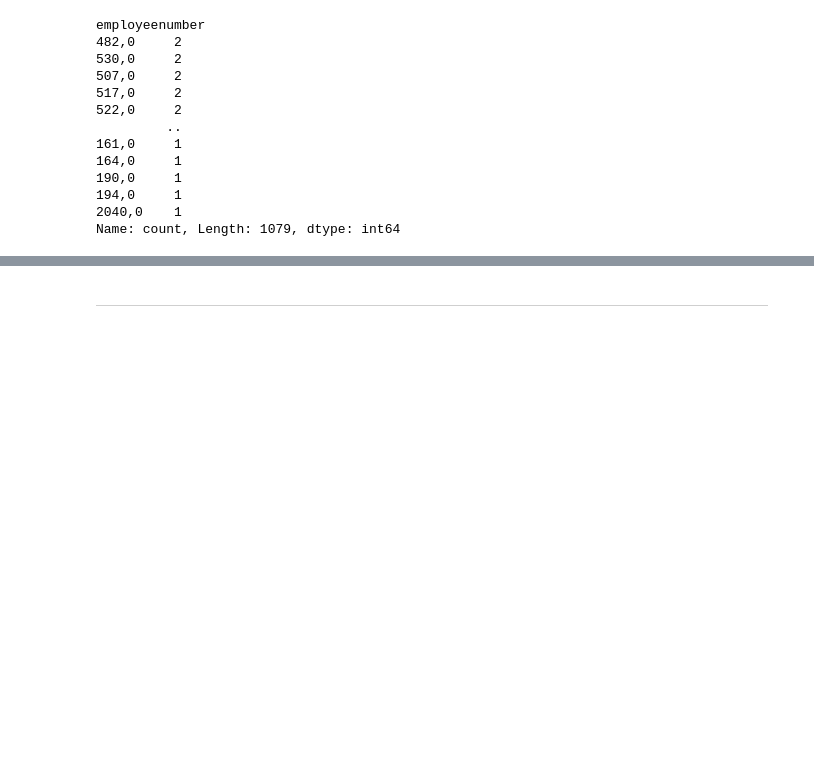
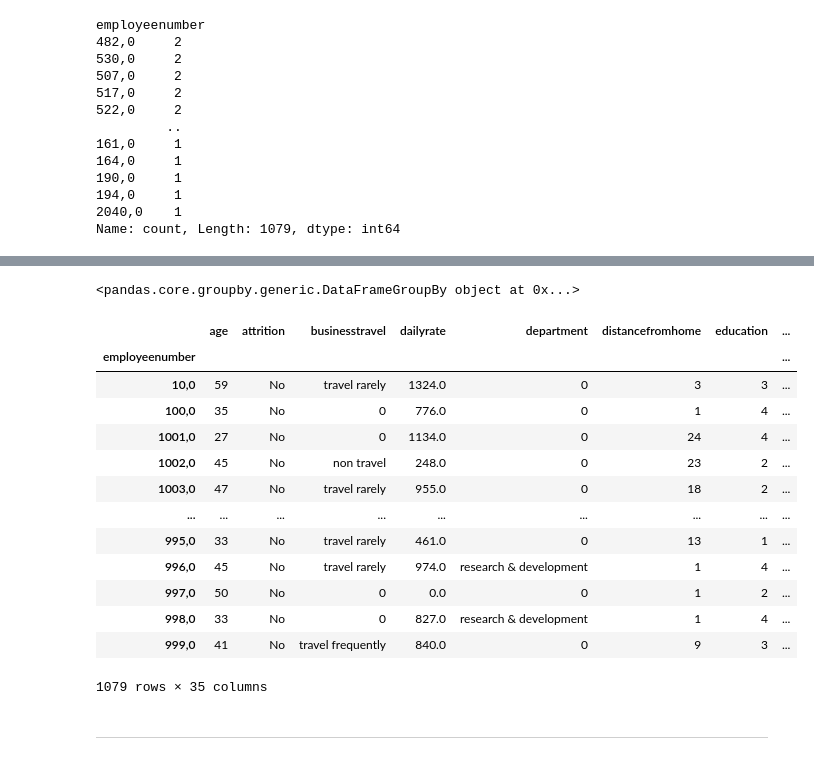
Before and after one commit to vanediar/proyecto-da-promo-a-pt-modulo-3-team-1, a Jupyter notebook: Limpieza/Limpieza_Project-1.ipynb, the cells around one changed output, grey strips where cells are left out. Saved outputs shown, nothing was run; the diff lists cells and outputs as text; code cells hidden in the pictures; blank space fills up the shorter version.

Commit message:
ultimos cambios. Falta revisar los nulos de ciertas columnas

```diff
--- a/Limpieza/Limpieza_Project-1.ipynb
+++ b/Limpieza/Limpieza_Project-1.ipynb
@@ -436,3 +440,5 @@ df.head()
+# %%
+df = df.drop(columns=['department'])
 # %% [markdown]
 -----------
 # %% [markdown]
@@ -480,6 +486,8 @@ array([nan, 'life sciences', 'technical degree', 'medical', 'other',
 Eliminado ❌
 # %%
 df['employeecount'].unique()
+# %%
+df = df.drop(columns=['employeecount'])
 # %% [markdown]
 -------
 # %% [markdown]
@@ -513,3 +556,29 @@ Name: count, Length: 1079, dtype: int64
+# %%
+# Agrupar por la columna 'Categoria'
+grouped_df = df.groupby('employeenumber')
+# %%
+grouped_df
+# %% [output]
+<pandas.core.groupby.generic.DataFrameGroupBy object at 0x...>
+# %%
+# Sumar los valores dentro de cada grupo
+sum_df = grouped_df.sum()
+sum_df
+# %% [output]
+|  | age | attrition | businesstravel | dailyrate | department | distancefromhome | education | ... |
+| employeenumber |  |  |  |  |  |  |  | ... |
+| 10,0 | 59 | No | travel rarely | 1324.0 | 0 | 3 | 3 | ... |
+| 100,0 | 35 | No | 0 | 776.0 | 0 | 1 | 4 | ... |
+| 1001,0 | 27 | No | 0 | 1134.0 | 0 | 24 | 4 | ... |
+| 1002,0 | 45 | No | non travel | 248.0 | 0 | 23 | 2 | ... |
+| 1003,0 | 47 | No | travel rarely | 955.0 | 0 | 18 | 2 | ... |
+| ... | ... | ... | ... | ... | ... | ... | ... | ... |
+| 995,0 | 33 | No | travel rarely | 461.0 | 0 | 13 | 1 | ... |
+| 996,0 | 45 | No | travel rarely | 974.0 | research & development | 1 | 4 | ... |
+| 997,0 | 50 | No | 0 | 0.0 | 0 | 1 | 2 | ... |
+| 998,0 | 33 | No | 0 | 827.0 | research & development | 1 | 4 | ... |
+| 999,0 | 41 | No | travel frequently | 840.0 | 0 | 9 | 3 | ... |
+1079 rows × 35 columns
 # %% [markdown]
 ---------------------
 # %% [markdown]
```
Also changed, not shown: parts of 21 cells of this notebook.
